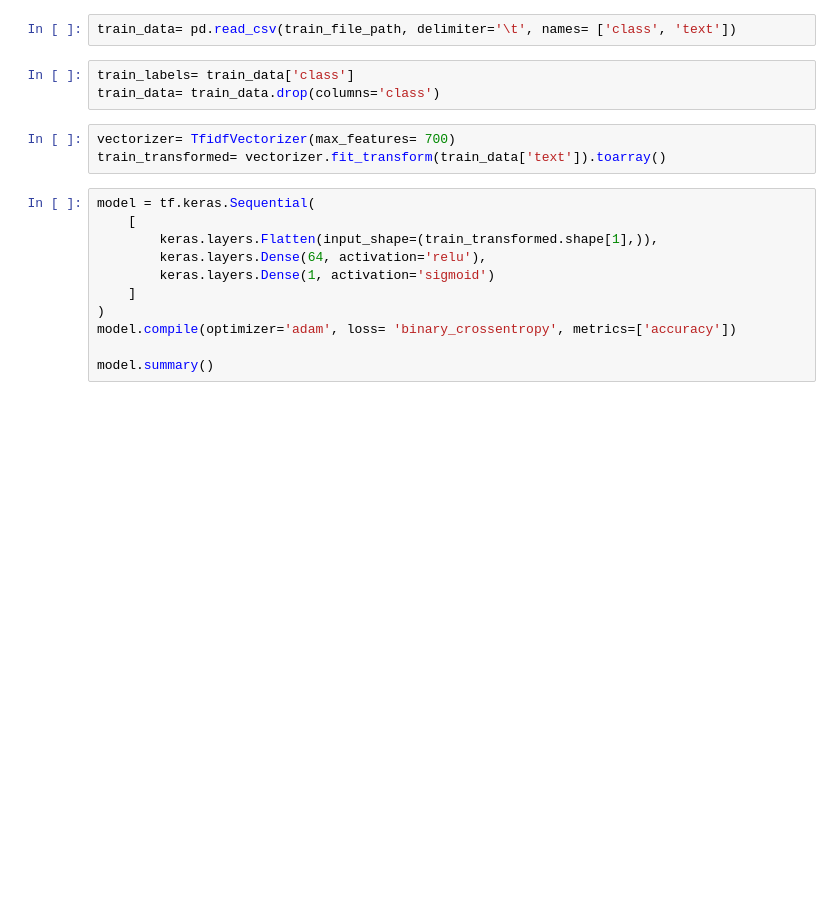
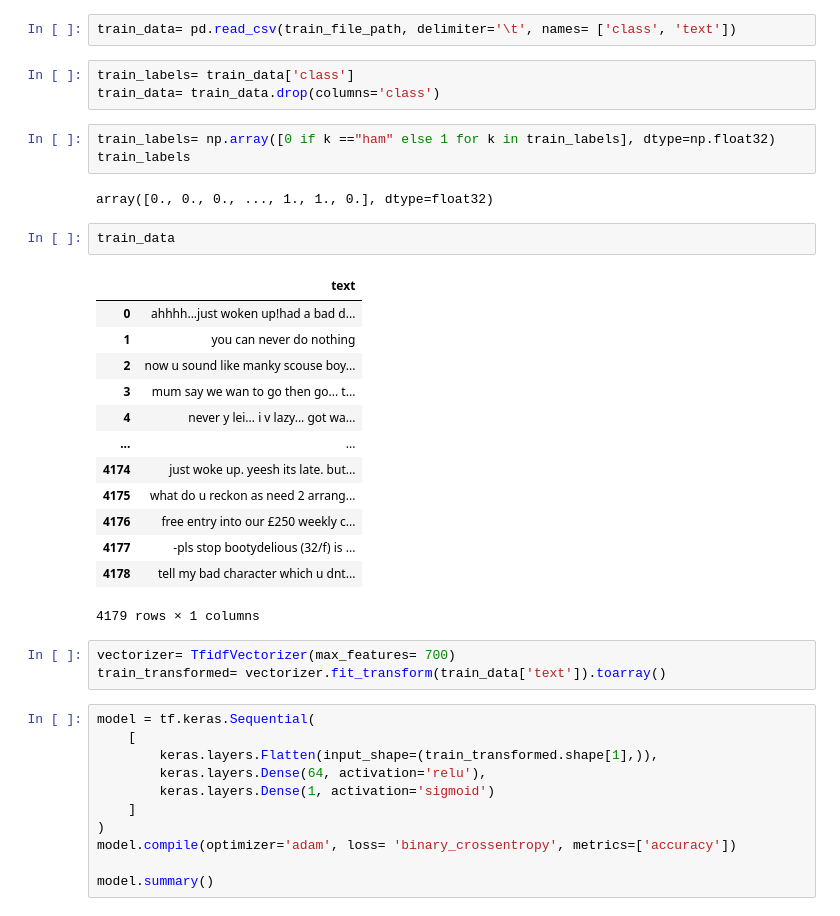
Before and after one commit to zatyhan/spam-text-classification, a Jupyter notebook: fcc_spam_text_classification.ipynb, the cells around one changed output. Drawn from its saved outputs; the diff is of its cells as text; blank space fills up the shorter version.

```diff
--- a/fcc_spam_text_classification.ipynb
+++ b/fcc_spam_text_classification.ipynb
@@ -31,6 +67,27 @@ train_data= pd.read_csv(train_file_path, delimiter='\t', names= ['class', 'text'
 # %%
 train_labels= train_data['class']
 train_data= train_data.drop(columns='class')
+# %%
+train_labels= np.array([0 if k =="ham" else 1 for k in train_labels], dtype=np.float32)
+train_labels
+# %% [output]
+array([0., 0., 0., ..., 1., 1., 0.], dtype=float32)
+# %%
+train_data
+# %% [output]
+|  | text |
+| 0 | ahhhh...just woken up!had a bad d... |
+| 1 | you can never do nothing |
+| 2 | now u sound like manky scouse boy... |
+| 3 | mum say we wan to go then go... t... |
+| 4 | never y lei... i v lazy... got wa... |
+| ... | ... |
+| 4174 | just woke up. yeesh its late. but... |
+| 4175 | what do u reckon as need 2 arrang... |
+| 4176 | free entry into our £250 weekly c... |
+| 4177 | -pls stop bootydelious (32/f) is ... |
+| 4178 | tell my bad character which u dnt... |
+4179 rows × 1 columns
 # %%
 vectorizer= TfidfVectorizer(max_features= 700)
 train_transformed= vectorizer.fit_transform(train_data['text']).toarray()
```
Also changed, not shown: parts of 6 cells of this notebook.
